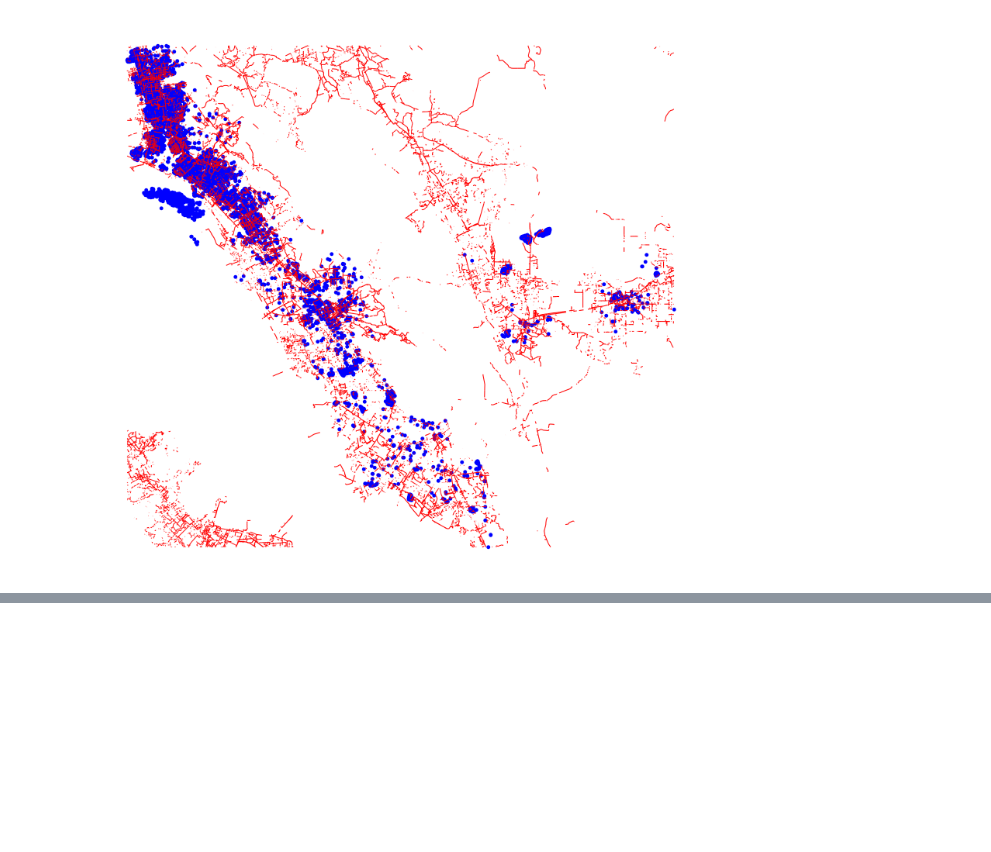
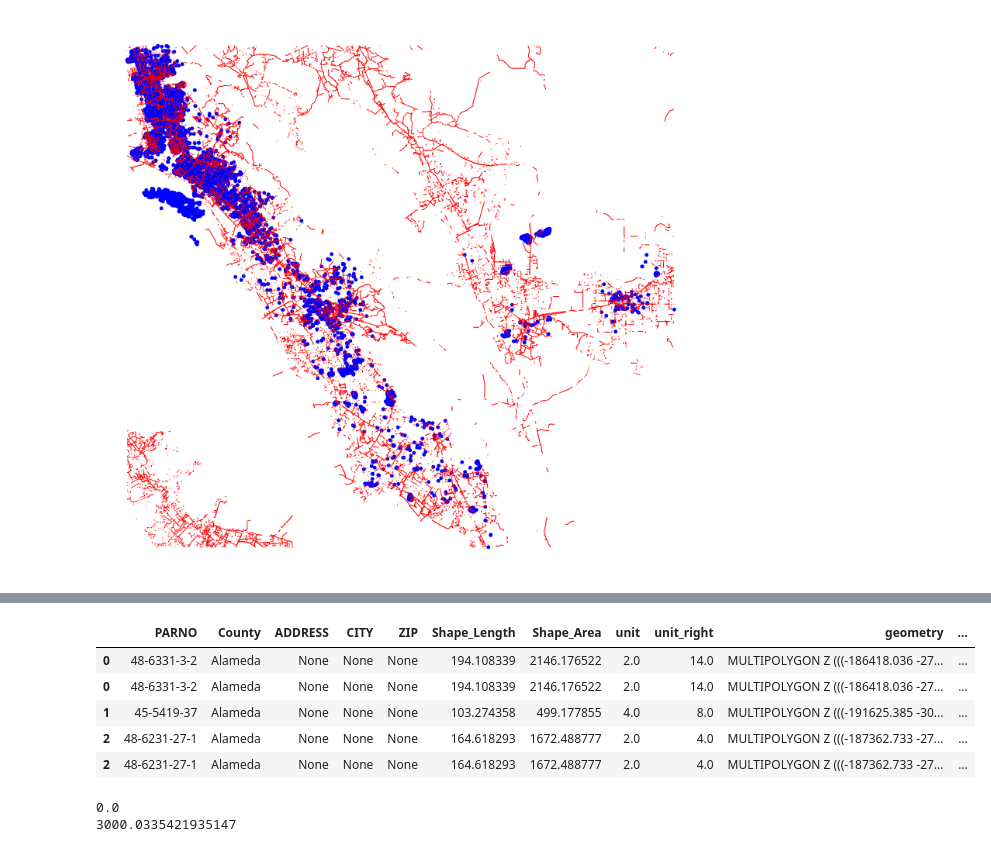
Before and after one commit to sofiiir/buildings-utility-link, a Jupyter notebook: pge_link.ipynb, the cells around one changed output, grey strips where cells are left out. Saved outputs shown, nothing was run; the diff lists cells and outputs as text; code cells hidden in the pictures; blank space fills up the shorter version.

```diff
--- a/pge_link.ipynb
+++ b/pge_link.ipynb
@@ -103,0 +152,15 @@ pge_clip.plot(ax=ax, color='red')
+# %%
+alameda_multifamily_linked.head()
+# %% [output]
+|  | PARNO | County | ADDRESS | CITY | ZIP | Shape_Length | Shape_Area | unit | unit_right | geometry | ... |
+| 0 | 48-6331-3-2 | Alameda | None | None | None | 194.108339 | 2146.176522 | 2.0 | 14.0 | MULTIPOLYGON Z (((-186418.036 -27... | ... |
+| 0 | 48-6331-3-2 | Alameda | None | None | None | 194.108339 | 2146.176522 | 2.0 | 14.0 | MULTIPOLYGON Z (((-186418.036 -27... | ... |
+| 1 | 45-5419-37 | Alameda | None | None | None | 103.274358 | 499.177855 | 4.0 | 8.0 | MULTIPOLYGON Z (((-191625.385 -30... | ... |
+| 2 | 48-6231-27-1 | Alameda | None | None | None | 164.618293 | 1672.488777 | 2.0 | 4.0 | MULTIPOLYGON Z (((-187362.733 -27... | ... |
+| 2 | 48-6231-27-1 | Alameda | None | None | None | 164.618293 | 1672.488777 | 2.0 | 4.0 | MULTIPOLYGON Z (((-187362.733 -27... | ... |
+# %%
+print(alameda_multifamily_linked['dist_to_line_m'].min())
+print(alameda_multifamily_linked['dist_to_line_m'].max())
+# %% [output]
+0.0
+3000.0335421935147
```
Also changed, not shown: parts of 26 cells of this notebook.
